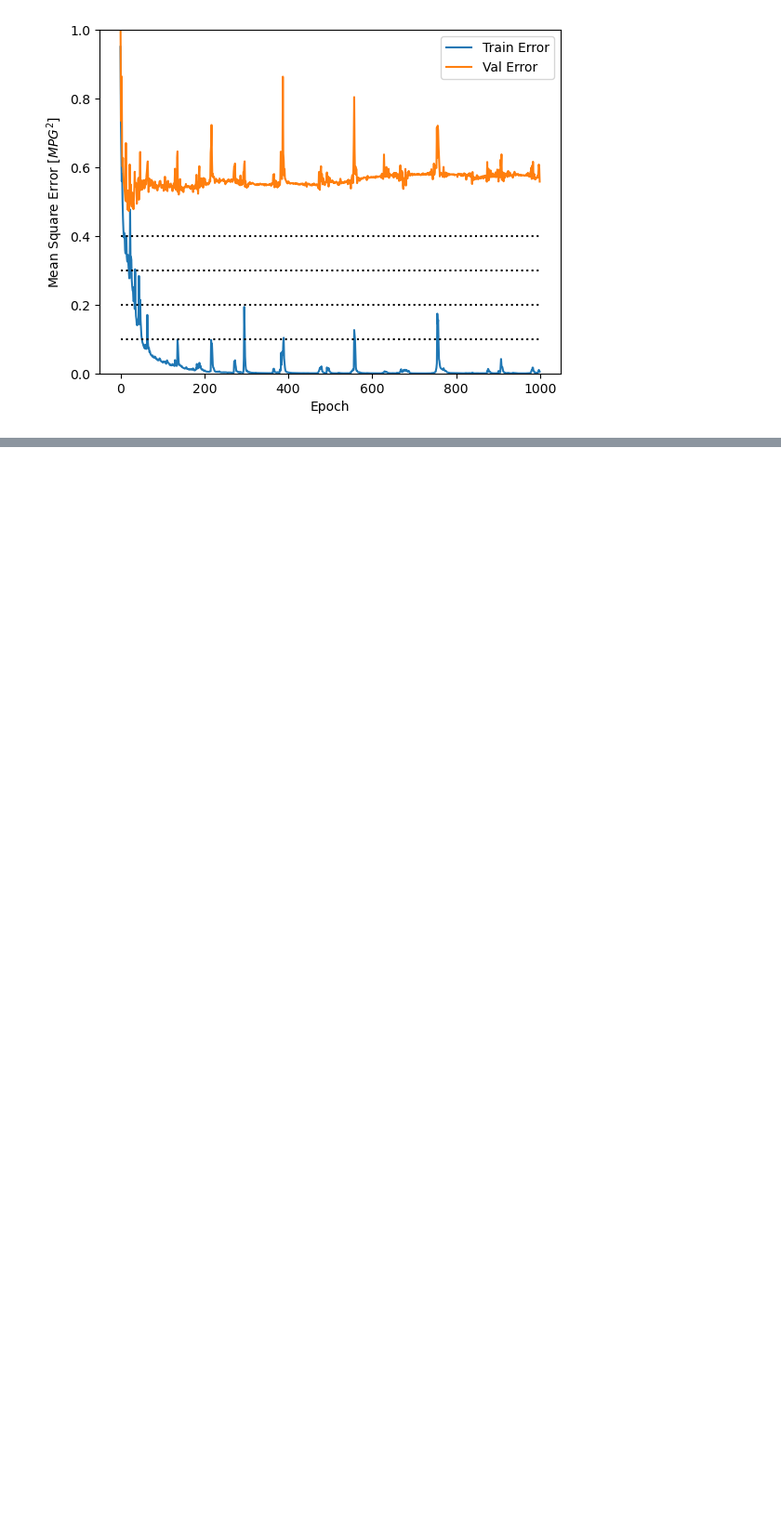
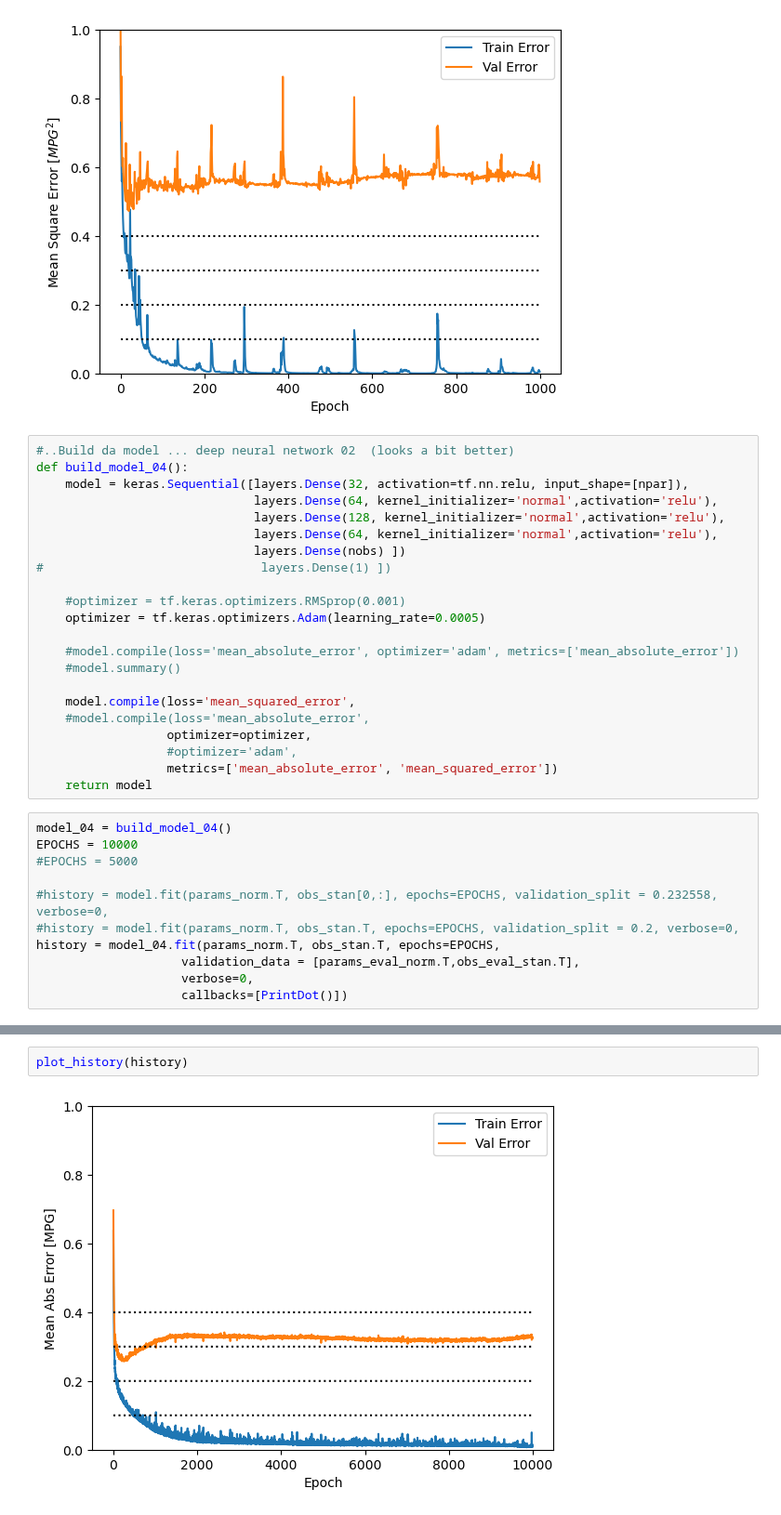
Before and after one commit to mvanlierwalq/IPy_NB_Public, a Jupyter notebook: GISS_SCM_PPE_emulate00.ipynb, the cells around one changed output, grey strips where cells are left out. Shown at 93% size. Cells and saved outputs as stored; diff of their text form; blank space fills up the shorter version.

```diff
--- a/GISS_SCM_PPE_emulate00.ipynb
+++ b/GISS_SCM_PPE_emulate00.ipynb
@@ -381,3 +392,36 @@ plot_history(history)
 # %% [output]
 [figure]
 [figure]
+# %%
+#..Build da model ... deep neural network 02  (looks a bit better)
+def build_model_04():
+    model = keras.Sequential([layers.Dense(32, activation=tf.nn.relu, input_shape=[npar]),
+                              layers.Dense(64, kernel_initializer='normal',activation='relu'),
+                              layers.Dense(128, kernel_initializer='normal',activation='relu'),
+                              layers.Dense(64, kernel_initializer='normal',activation='relu'),
+                              layers.Dense(nobs) ])
+#                              layers.Dense(1) ])
+
+    #optimizer = tf.keras.optimizers.RMSprop(0.001)
+    optimizer = tf.keras.optimizers.Adam(learning_rate=0.0005)
+
+    #model.compile(loss='mean_absolute_error', optimizer='adam', metrics=['mean_absolute_error'])
+    #model.summary()
+
+    model.compile(loss='mean_squared_error',
+    #model.compile(loss='mean_absolute_error',
+                  optimizer=optimizer,
+                  #optimizer='adam',
+                  metrics=['mean_absolute_error', 'mean_squared_error'])
+    return model
+# %%
+model_04 = build_model_04()
+EPOCHS = 10000
+#EPOCHS = 5000
+
+#history = model.fit(params_norm.T, obs_stan[0,:], epochs=EPOCHS, validation_split = 0.232558, verbose=0,
+#history = model.fit(params_norm.T, obs_stan.T, epochs=EPOCHS, validation_split = 0.2, verbose=0,
+history = model_04.fit(params_norm.T, obs_stan.T, epochs=EPOCHS,
+                    validation_data = [params_eval_norm.T,obs_eval_stan.T],
+                    verbose=0,
+                    callbacks=[PrintDot()])
@@ -383,0 +446,4 @@ plot_history(history)
+# %%
+plot_history(history)
+# %% [output]
+[figure, added]
```
Also changed, not shown: parts of 7 cells of this notebook, 2 other files.
